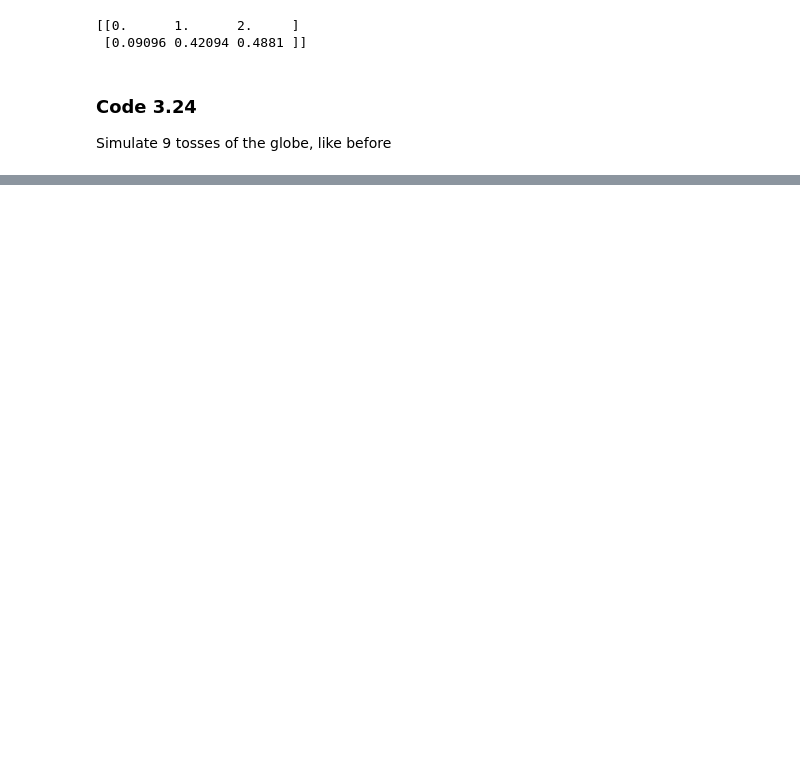
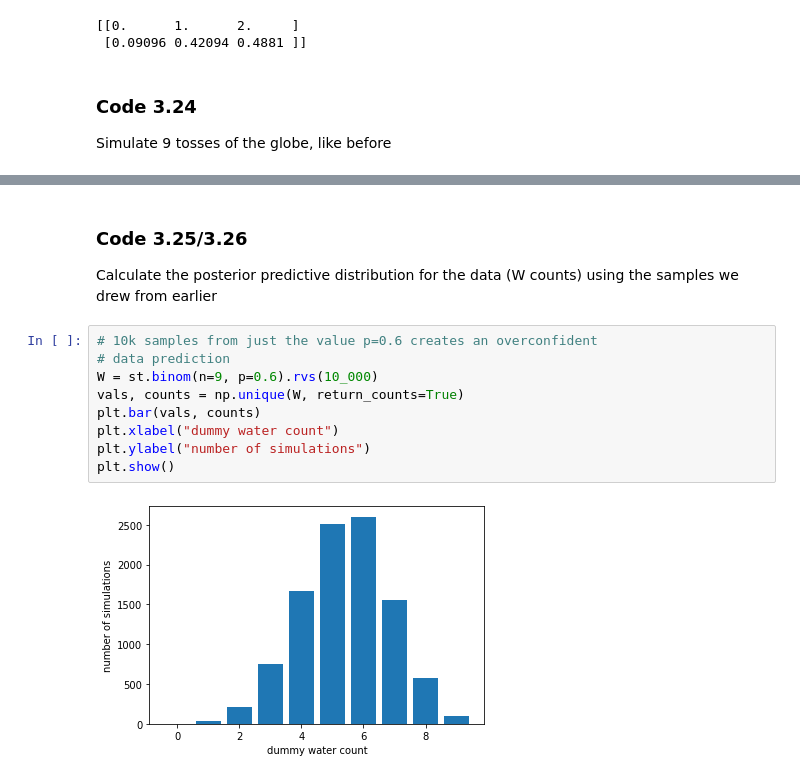
Before and after one commit to ecotner/statistical-rethinking, a Jupyter notebook: notebooks/3_sampling_the_imaginary.ipynb, the cells around one changed output, grey strips where cells are left out. Drawn from its saved outputs; the diff is of its cells as text; blank space fills up the shorter version.

```diff
--- a/notebooks/3_sampling_the_imaginary.ipynb
+++ b/notebooks/3_sampling_the_imaginary.ipynb
@@ -272,0 +273,14 @@ plt.show()
+# %% [markdown]
+### Code 3.25/3.26
+Calculate the posterior predictive distribution for the data (W counts) using the samples we drew from earlier
+# %%
+# 10k samples from just the value p=0.6 creates an overconfident
+# data prediction
+W = st.binom(n=9, p=0.6).rvs(10_000)
+vals, counts = np.unique(W, return_counts=True)
+plt.bar(vals, counts)
+plt.xlabel("dummy water count")
+plt.ylabel("number of simulations")
+plt.show()
+# %% [output]
+[figure, added]
```
Also changed, not shown: parts of 7 cells of this notebook.
